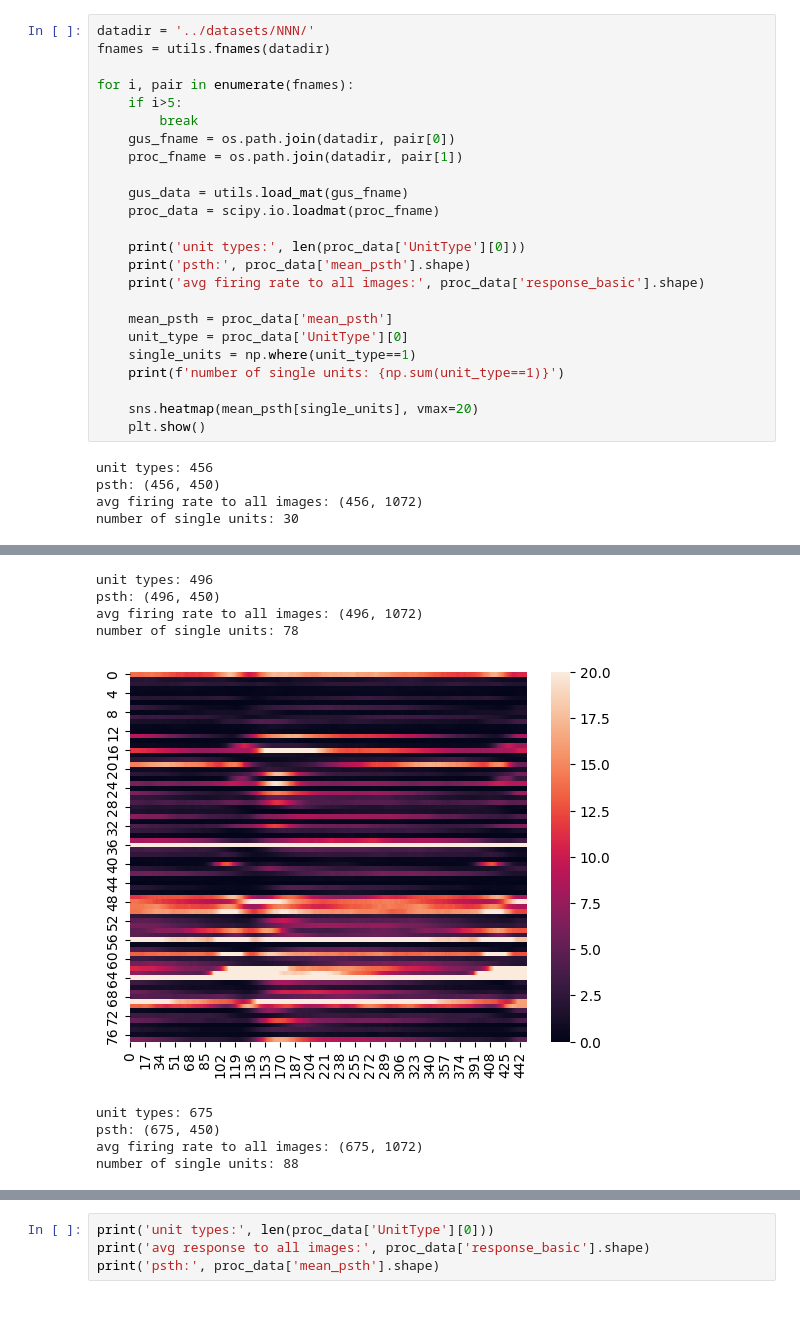
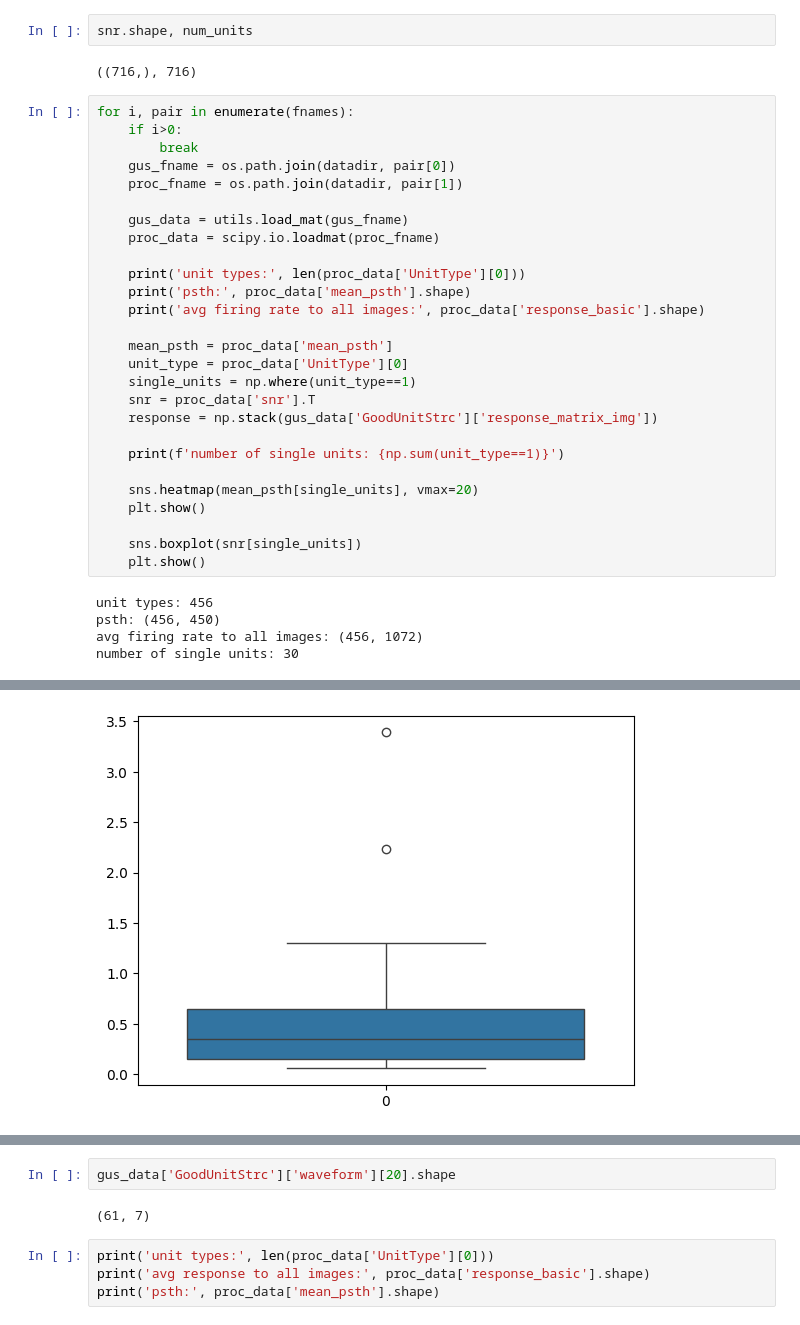
Before and after one commit to aimarvi/triplen, a Jupyter notebook: exploring_data.ipynb, the cells around one changed output, grey strips where cells are left out. Cells and saved outputs as stored; diff of their text form.

Commit message:
wrangling data into one df

```diff
--- a/exploring_data.ipynb
+++ b/exploring_data.ipynb
@@ -12,39 +65,38 @@ import utils
+# %%
+snr.shape, num_units
+# %% [output]
+((716,), 716)
 # %%
-datadir = '../datasets/NNN/'
-fnames = utils.fnames(datadir)
-
 for i, pair in enumerate(fnames):
-    if i>5:
+    if i>0:
         break
     gus_fname = os.path.join(datadir, pair[0])
     proc_fname = os.path.join(datadir, pair[1])
 
     gus_data = utils.load_mat(gus_fname)
     proc_data = scipy.io.loadmat(proc_fname)
 
     print('unit types:', len(proc_data['UnitType'][0]))
     print('psth:', proc_data['mean_psth'].shape)
     print('avg firing rate to all images:', proc_data['response_basic'].shape)
 
     mean_psth = proc_data['mean_psth']
     unit_type = proc_data['UnitType'][0]
     single_units = np.where(unit_type==1)
+    snr = proc_data['snr'].T
+    response = np.stack(gus_data['GoodUnitStrc']['response_matrix_img'])
+
     print(f'number of single units: {np.sum(unit_type==1)}')
 
     sns.heatmap(mean_psth[single_units], vmax=20)
     plt.show()
+
+    sns.boxplot(snr[single_units])
+    plt.show()
 # %% [output]
 unit types: 456
 psth: (456, 450)
 avg firing rate to all images: (456, 1072)
 number of single units: 30
 [figure]
-unit types: 496
-psth: (496, 450)
-avg firing rate to all images: (496, 1072)
-number of single units: 78
-[figure, old version]
+[figure, new version]
-unit types: 675
-psth: (675, 450)
-avg firing rate to all images: (675, 1072)
-number of single units: 88
@@ -67,3 +103,7 @@ number of single units: 29
+# %%
+gus_data['GoodUnitStrc']['waveform'][20].shape
+# %% [output]
+(61, 7)
 # %%
 print('unit types:', len(proc_data['UnitType'][0]))
 print('avg response to all images:', proc_data['response_basic'].shape)
```
Also changed, not shown: parts of 5 cells of this notebook.
